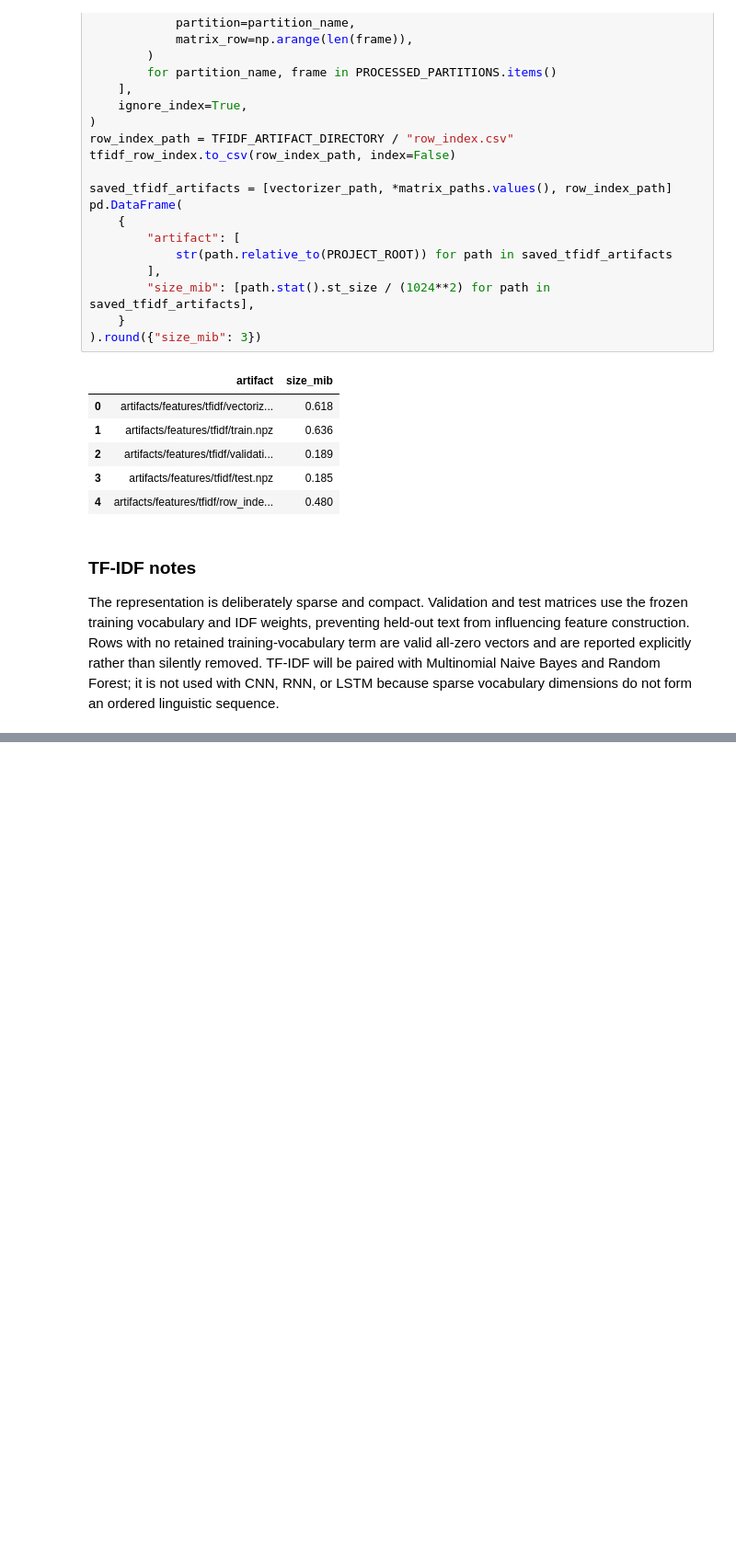
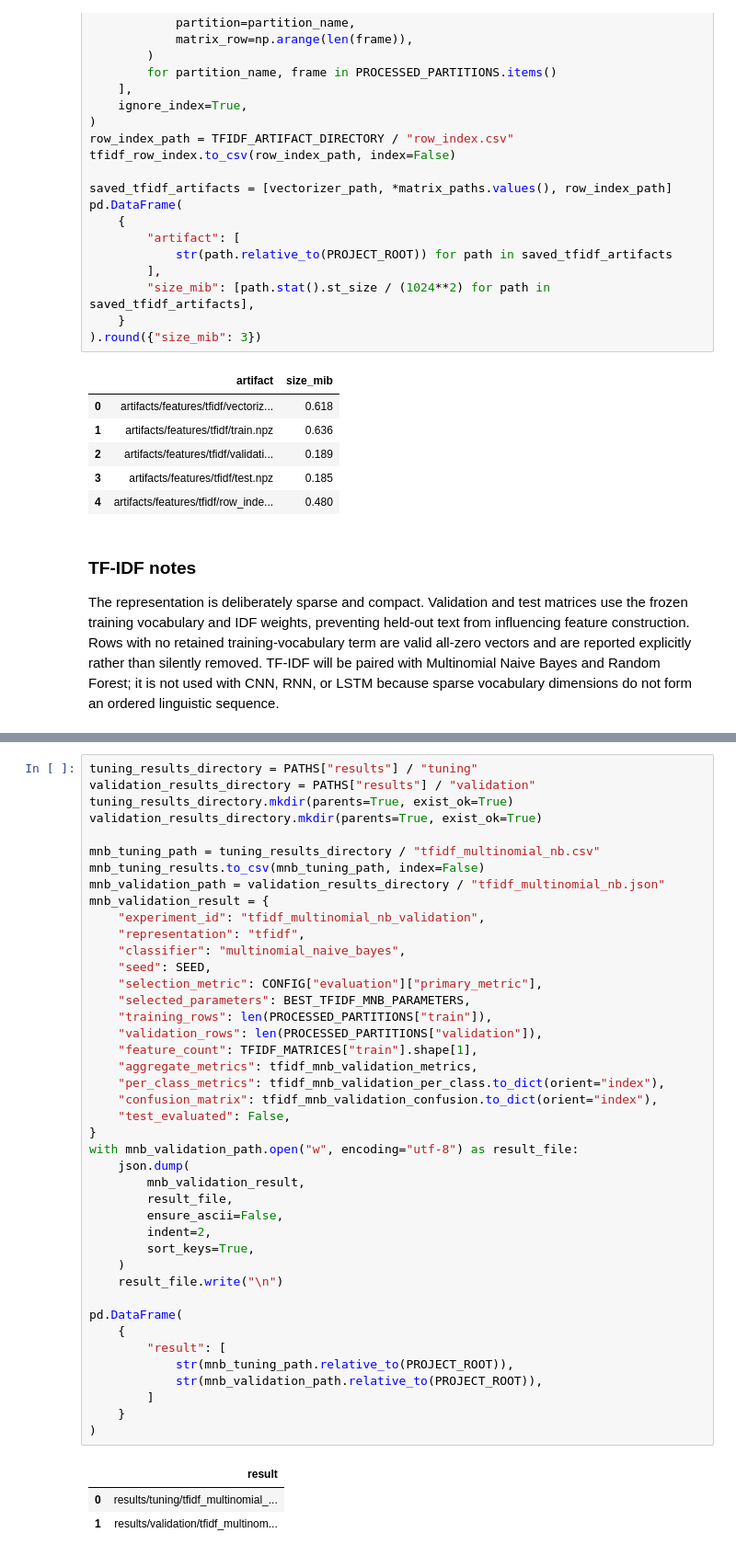
Before and after one commit to iAboud98/arabic-sentiment-analysis, a Jupyter notebook: notebooks/arabic_sentiment_analysis.ipynb, the cells around one changed output, grey strips where cells are left out. Shown at 92% size. Drawn from its saved outputs; the diff is of its cells as text; blank space fills up the shorter version.

```diff
--- a/notebooks/arabic_sentiment_analysis.ipynb
+++ b/notebooks/arabic_sentiment_analysis.ipynb
@@ -1331,0 +1496,46 @@ The representation is deliberately sparse and compact. Validation and test matri
+# %%
+tuning_results_directory = PATHS["results"] / "tuning"
+validation_results_directory = PATHS["results"] / "validation"
+tuning_results_directory.mkdir(parents=True, exist_ok=True)
+validation_results_directory.mkdir(parents=True, exist_ok=True)
+
+mnb_tuning_path = tuning_results_directory / "tfidf_multinomial_nb.csv"
+mnb_tuning_results.to_csv(mnb_tuning_path, index=False)
+mnb_validation_path = validation_results_directory / "tfidf_multinomial_nb.json"
+mnb_validation_result = {
+    "experiment_id": "tfidf_multinomial_nb_validation",
+    "representation": "tfidf",
+    "classifier": "multinomial_naive_bayes",
+    "seed": SEED,
+    "selection_metric": CONFIG["evaluation"]["primary_metric"],
+    "selected_parameters": BEST_TFIDF_MNB_PARAMETERS,
+    "training_rows": len(PROCESSED_PARTITIONS["train"]),
+    "validation_rows": len(PROCESSED_PARTITIONS["validation"]),
+    "feature_count": TFIDF_MATRICES["train"].shape[1],
+    "aggregate_metrics": tfidf_mnb_validation_metrics,
+    "per_class_metrics": tfidf_mnb_validation_per_class.to_dict(orient="index"),
+    "confusion_matrix": tfidf_mnb_validation_confusion.to_dict(orient="index"),
+    "test_evaluated": False,
+}
+with mnb_validation_path.open("w", encoding="utf-8") as result_file:
+    json.dump(
+        mnb_validation_result,
+        result_file,
+        ensure_ascii=False,
+        indent=2,
+        sort_keys=True,
+    )
+    result_file.write("\n")
+
+pd.DataFrame(
+    {
+        "result": [
+            str(mnb_tuning_path.relative_to(PROJECT_ROOT)),
+            str(mnb_validation_path.relative_to(PROJECT_ROOT)),
+        ]
+    }
+)
+# %% [output]
+|  | result |
+| 0 | results/tuning/tfidf_multinomial_... |
+| 1 | results/validation/tfidf_multinom... |
```
Also changed, not shown: parts of 6 cells of this notebook, 3 other files.
